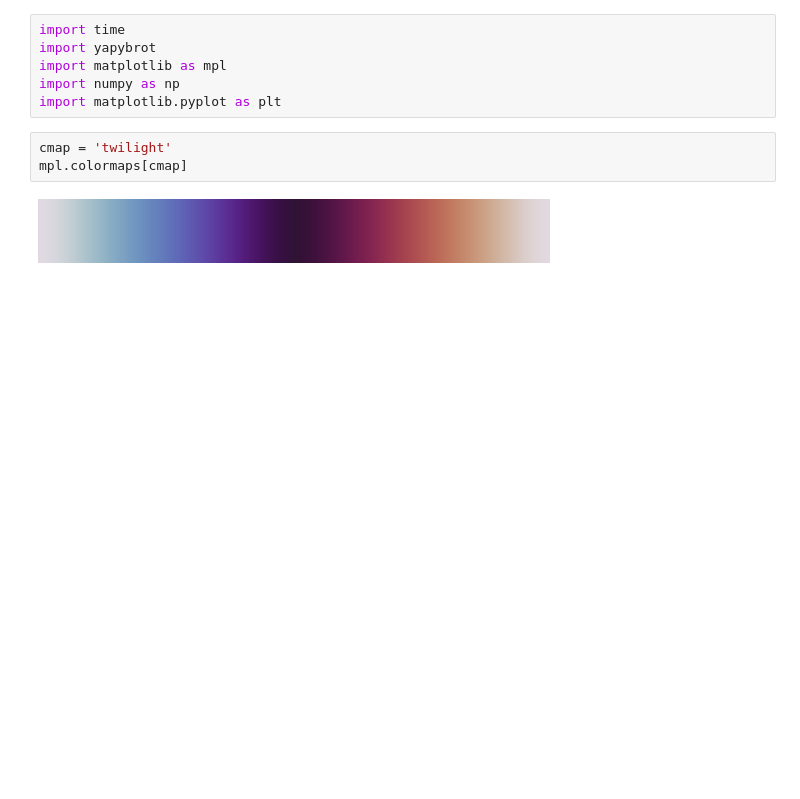
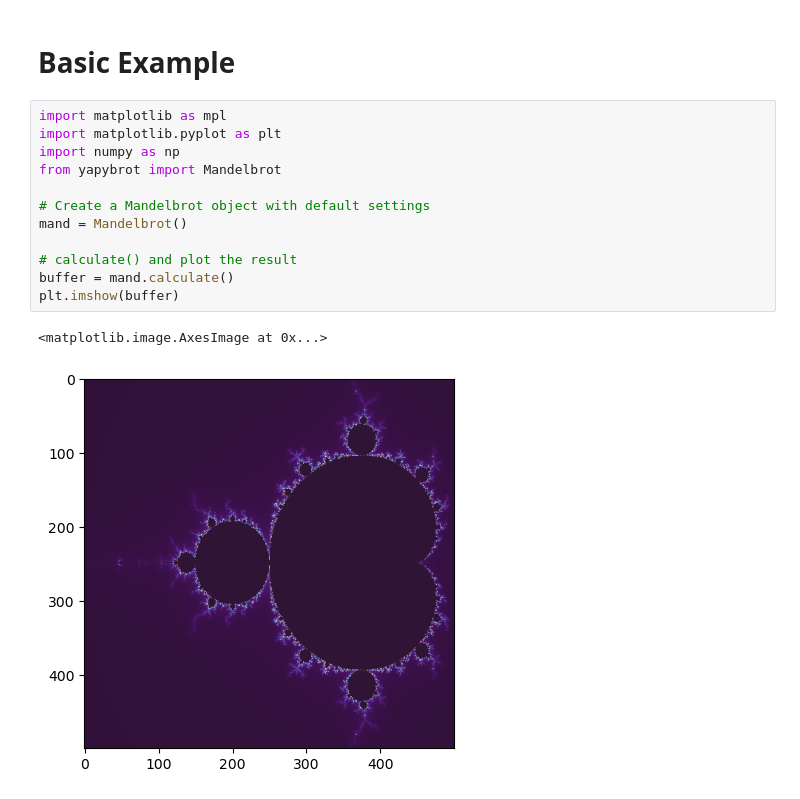
Before and after one commit to rustygentile/yapybrot, a Jupyter notebook: examples/demo.ipynb, the cells around one changed output. Cells and saved outputs as stored; diff of their text form; blank space fills up the shorter version.

Commit message:
added smoothing, updated demo and readme with a zoom example, added unit tests, refactored and added docs to Mandelbrot class

```diff
--- a/examples/demo.ipynb
+++ b/examples/demo.ipynb
@@ -1,11 +1,17 @@
-# %%
-import time
-import yapybrot
-import matplotlib as mpl
-import numpy as np
-import matplotlib.pyplot as plt
+# %% [markdown]
+# Basic Example
 # %%
-cmap = 'twilight'
-mpl.colormaps[cmap]
+import matplotlib as mpl
+import matplotlib.pyplot as plt
+import numpy as np
+from yapybrot import Mandelbrot
+
+# Create a Mandelbrot object with default settings
+mand = Mandelbrot()
+
+# calculate() and plot the result
+buffer = mand.calculate()
+plt.imshow(buffer)
 # %% [output]
+<matplotlib.image.AxesImage at 0x...>
-[figure, old version]
+[figure, new version]
```
Also changed, not shown: parts of 8 cells of this notebook, 6 other files.
